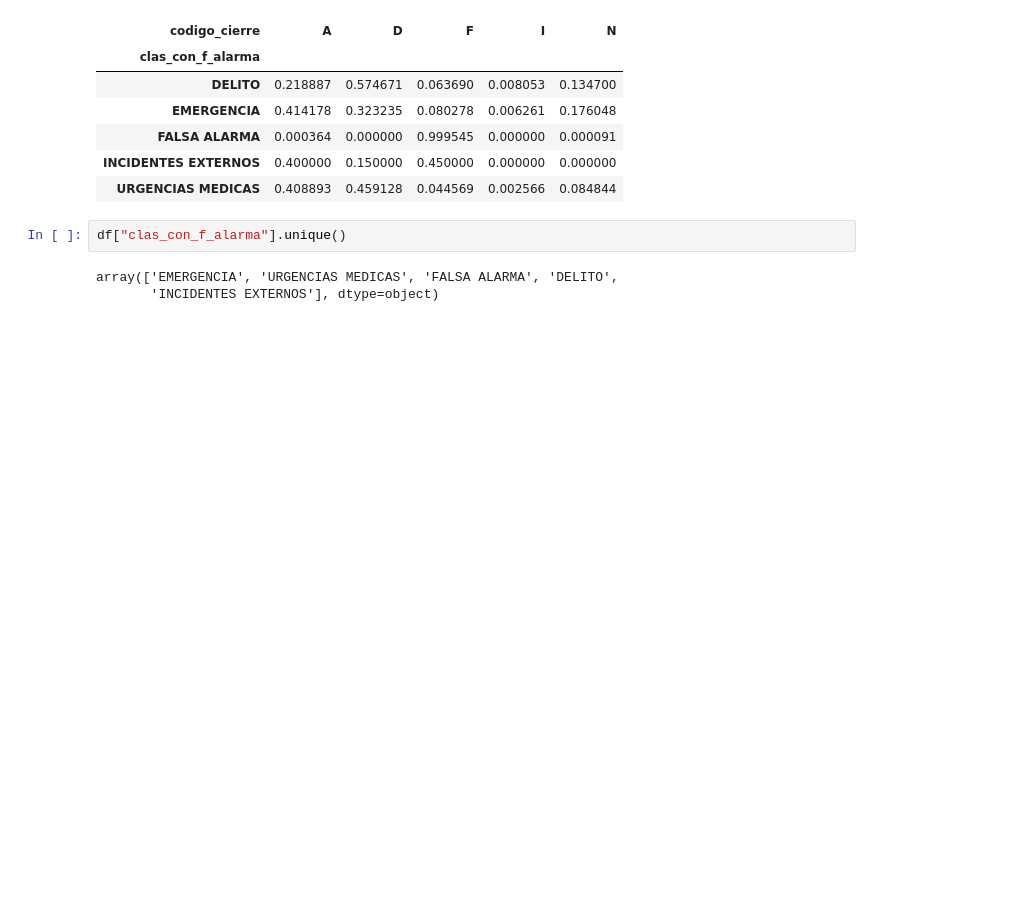
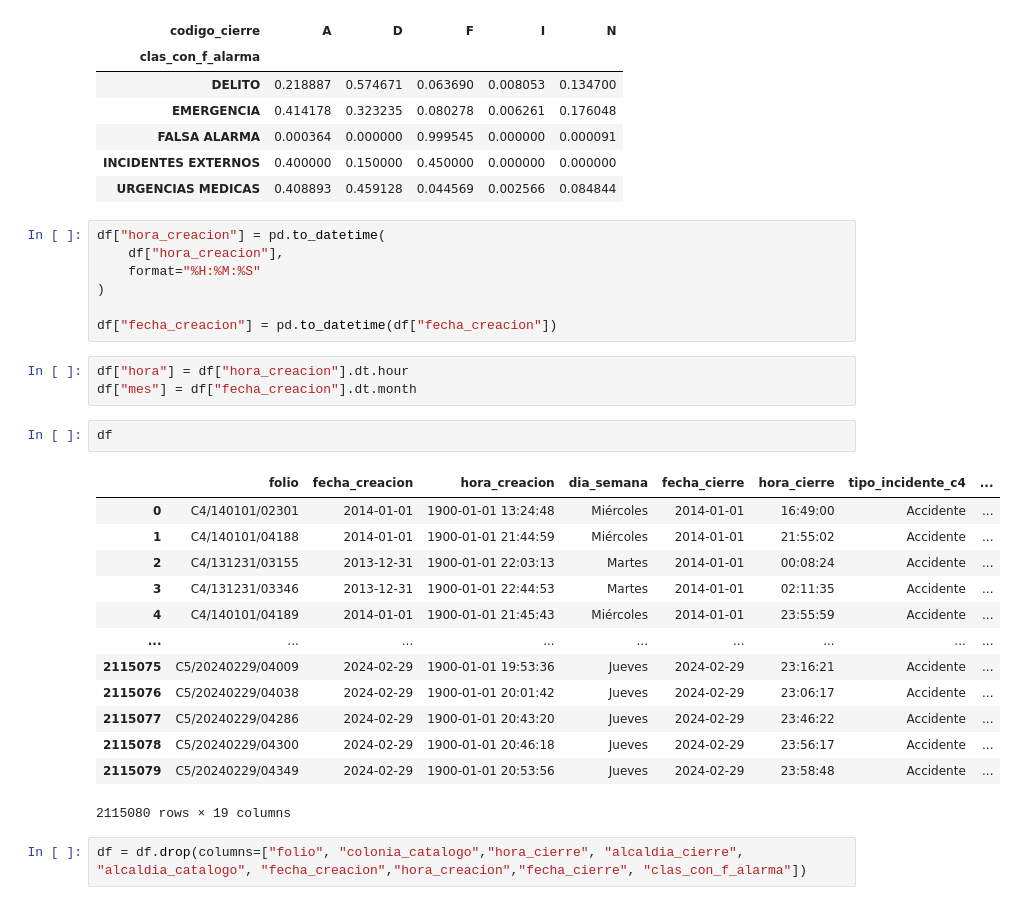
Before and after one commit to PabloDuranL/Aplicaciones, a Jupyter notebook: Incidentes_viales_CMDX_C5.ipynb, the cells around one changed output. Drawn from its saved outputs; the diff is of its cells as text; blank space fills up the shorter version.

```diff
--- a/Incidentes_viales_CMDX_C5.ipynb
+++ b/Incidentes_viales_CMDX_C5.ipynb
@@ -204,8 +193,31 @@ pd.crosstab(
 | FALSA ALARMA | 0.000364 | 0.000000 | 0.999545 | 0.000000 | 0.000091 |
 | INCIDENTES EXTERNOS | 0.400000 | 0.150000 | 0.450000 | 0.000000 | 0.000000 |
 | URGENCIAS MEDICAS | 0.408893 | 0.459128 | 0.044569 | 0.002566 | 0.084844 |
+# %%
+df["hora_creacion"] = pd.to_datetime(
+    df["hora_creacion"],
+    format="%H:%M:%S"
+)
+
+df["fecha_creacion"] = pd.to_datetime(df["fecha_creacion"])
+# %%
+df["hora"] = df["hora_creacion"].dt.hour
+df["mes"] = df["fecha_creacion"].dt.month
 # %%
-df["clas_con_f_alarma"].unique()
+df
 # %% [output]
+|  | folio | fecha_creacion | hora_creacion | dia_semana | fecha_cierre | hora_cierre | tipo_incidente_c4 | ... |
+| 0 | C4/140101/02301 | 2014-01-01 | 1900-01-01 13:24:48 | Miércoles | 2014-01-01 | 16:49:00 | Accidente | ... |
+| 1 | C4/140101/04188 | 2014-01-01 | 1900-01-01 21:44:59 | Miércoles | 2014-01-01 | 21:55:02 | Accidente | ... |
+| 2 | C4/131231/03155 | 2013-12-31 | 1900-01-01 22:03:13 | Martes | 2014-01-01 | 00:08:24 | Accidente | ... |
+| 3 | C4/131231/03346 | 2013-12-31 | 1900-01-01 22:44:53 | Martes | 2014-01-01 | 02:11:35 | Accidente | ... |
+| 4 | C4/140101/04189 | 2014-01-01 | 1900-01-01 21:45:43 | Miércoles | 2014-01-01 | 23:55:59 | Accidente | ... |
+| ... | ... | ... | ... | ... | ... | ... | ... | ... |
+| 2115075 | C5/20240229/04009 | 2024-02-29 | 1900-01-01 19:53:36 | Jueves | 2024-02-29 | 23:16:21 | Accidente | ... |
+| 2115076 | C5/20240229/04038 | 2024-02-29 | 1900-01-01 20:01:42 | Jueves | 2024-02-29 | 23:06:17 | Accidente | ... |
+| 2115077 | C5/20240229/04286 | 2024-02-29 | 1900-01-01 20:43:20 | Jueves | 2024-02-29 | 23:46:22 | Accidente | ... |
+| 2115078 | C5/20240229/04300 | 2024-02-29 | 1900-01-01 20:46:18 | Jueves | 2024-02-29 | 23:56:17 | Accidente | ... |
+| 2115079 | C5/20240229/04349 | 2024-02-29 | 1900-01-01 20:53:56 | Jueves | 2024-02-29 | 23:58:48 | Accidente | ... |
-array(['EMERGENCIA', 'URGENCIAS MEDICAS', 'FALSA ALARMA', 'DELITO',
-       'INCIDENTES EXTERNOS'], dtype=object)
+2115080 rows × 19 columns
+# %%
+df = df.drop(columns=["folio", "colonia_catalogo","hora_cierre", "alcaldia_cierre", "alcaldia_catalogo", "fecha_creacion","hora_creacion","fecha_cierre", "clas_con_f_alarma"])
```
Also changed, not shown: parts of 5 cells of this notebook.
